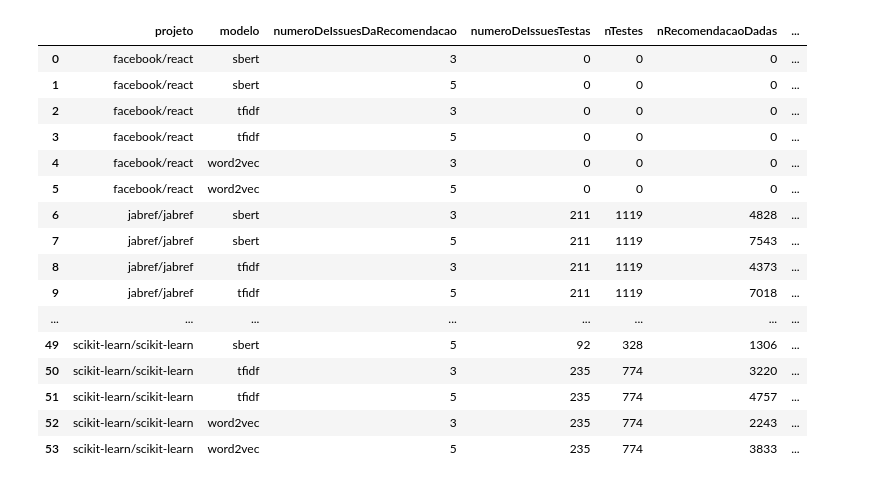
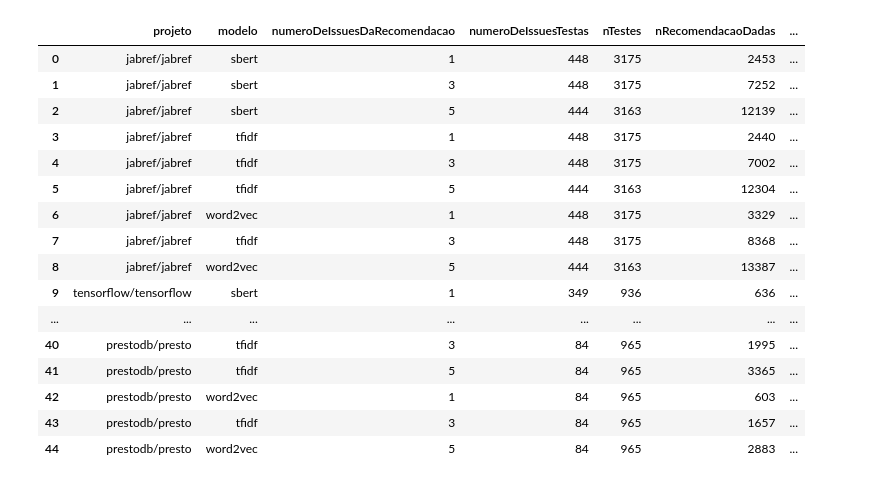
Before and after one commit to getuliobr/AutoLabellerEvaluator, a Jupyter notebook: tabela.ipynb, the cells around one changed output. Saved outputs shown, nothing was run; the diff lists cells and outputs as text; code cells hidden in the pictures.

```diff
--- a/tabela.ipynb
+++ b/tabela.ipynb
@@ -45,54 +45,63 @@ for col in db.list_collections():
   if repo == 'microsoft/vscode':
     continue
 
   linhas = [
+    gerarLinha(repo, 'sbert', 1),
     gerarLinha(repo, 'sbert', 3),
     gerarLinha(repo, 'sbert', 5),
+    gerarLinha(repo, 'tfidf', 1),
     gerarLinha(repo, 'tfidf', 3),
     gerarLinha(repo, 'tfidf', 5),
-    gerarLinha(repo, 'word2vec', 3),
+    gerarLinha(repo, 'word2vec', 1),
+    gerarLinha(repo, 'tfidf', 3),
     gerarLinha(repo, 'word2vec', 5),
   ]
 
   pos = {
     'sbert': 0,
-    'tfidf': 2,
-    'word2vec': 4
+    'tfidf': 3,
+    'word2vec': 6
   }
 
-  results = db[col['name']].find({'compare': 'title', 'filtros.goodFirstIssue': 1})
+  results = db[col['name']].find({'compare': 'title + body', 'filtros.daysBefore': 30})
+  if not db[col['name']].count_documents({'compare': 'title + body', 'filtros.daysBefore': 30}):
+    continue
   for result in results:
     tecnica = result['tecnica']
-    posicao = pos[tecnica] + 1 if result['topk'] == 5 else pos[tecnica]
+    posicao = pos[tecnica]
+    if result['topk'] == 3:
+      posicao += 1
+    if result['topk'] == 5:
+      posicao += 2
 
     linhas[posicao]['numeroDeIssuesTestas'] += 1
     linhas[posicao]['nTestes'] += len(result['arquivos_resolvidos_de_verdade'])
     linhas[posicao]['nRecomendacaoDadas'] += len(result['arquivos_sugeridos'])
     linhas[posicao]['totalAcertos'] += result['acertos']
     linhas[posicao]['totalErros'] += result['erros']
 
   table.extend(linhas)
 
 table = pd.DataFrame(table)
 table
 # %% [output]
 |  | projeto | modelo | numeroDeIssuesDaRecomendacao | numeroDeIssuesTestas | nTestes | nRecomendacaoDadas | ... |
-| 0 | facebook/react | sbert | 3 | 0 | 0 | 0 | ... |
-| 1 | facebook/react | sbert | 5 | 0 | 0 | 0 | ... |
-| 2 | facebook/react | tfidf | 3 | 0 | 0 | 0 | ... |
-| 3 | facebook/react | tfidf | 5 | 0 | 0 | 0 | ... |
-| 4 | facebook/react | word2vec | 3 | 0 | 0 | 0 | ... |
-| 5 | facebook/react | word2vec | 5 | 0 | 0 | 0 | ... |
-| 6 | jabref/jabref | sbert | 3 | 211 | 1119 | 4828 | ... |
-| 7 | jabref/jabref | sbert | 5 | 211 | 1119 | 7543 | ... |
-| 8 | jabref/jabref | tfidf | 3 | 211 | 1119 | 4373 | ... |
-| 9 | jabref/jabref | tfidf | 5 | 211 | 1119 | 7018 | ... |
+| 0 | jabref/jabref | sbert | 1 | 448 | 3175 | 2453 | ... |
+| 1 | jabref/jabref | sbert | 3 | 448 | 3175 | 7252 | ... |
+| 2 | jabref/jabref | sbert | 5 | 444 | 3163 | 12139 | ... |
+| 3 | jabref/jabref | tfidf | 1 | 448 | 3175 | 2440 | ... |
+| 4 | jabref/jabref | tfidf | 3 | 448 | 3175 | 7002 | ... |
+| 5 | jabref/jabref | tfidf | 5 | 444 | 3163 | 12304 | ... |
+| 6 | jabref/jabref | word2vec | 1 | 448 | 3175 | 3329 | ... |
+| 7 | jabref/jabref | tfidf | 3 | 448 | 3175 | 8368 | ... |
+| 8 | jabref/jabref | word2vec | 5 | 444 | 3163 | 13387 | ... |
+| 9 | tensorflow/tensorflow | sbert | 1 | 349 | 936 | 636 | ... |
 | ... | ... | ... | ... | ... | ... | ... | ... |
-| 49 | scikit-learn/scikit-learn | sbert | 5 | 92 | 328 | 1306 | ... |
-| 50 | scikit-learn/scikit-learn | tfidf | 3 | 235 | 774 | 3220 | ... |
-| 51 | scikit-learn/scikit-learn | tfidf | 5 | 235 | 774 | 4757 | ... |
-| 52 | scikit-learn/scikit-learn | word2vec | 3 | 235 | 774 | 2243 | ... |
-| 53 | scikit-learn/scikit-learn | word2vec | 5 | 235 | 774 | 3833 | ... |
+| 40 | prestodb/presto | tfidf | 3 | 84 | 965 | 1995 | ... |
+| 41 | prestodb/presto | tfidf | 5 | 84 | 965 | 3365 | ... |
+| 42 | prestodb/presto | word2vec | 1 | 84 | 965 | 603 | ... |
+| 43 | prestodb/presto | tfidf | 3 | 84 | 965 | 1657 | ... |
+| 44 | prestodb/presto | word2vec | 5 | 84 | 965 | 2883 | ... |
 # %%
 mongoClient = pymongo.MongoClient(config['DATABASE']['CONNECTION_STRING'])
 db = mongoClient[config['DATABASE']['NAME']]
```
Also changed, not shown: parts of 1 cell of this notebook, 52 other files.
